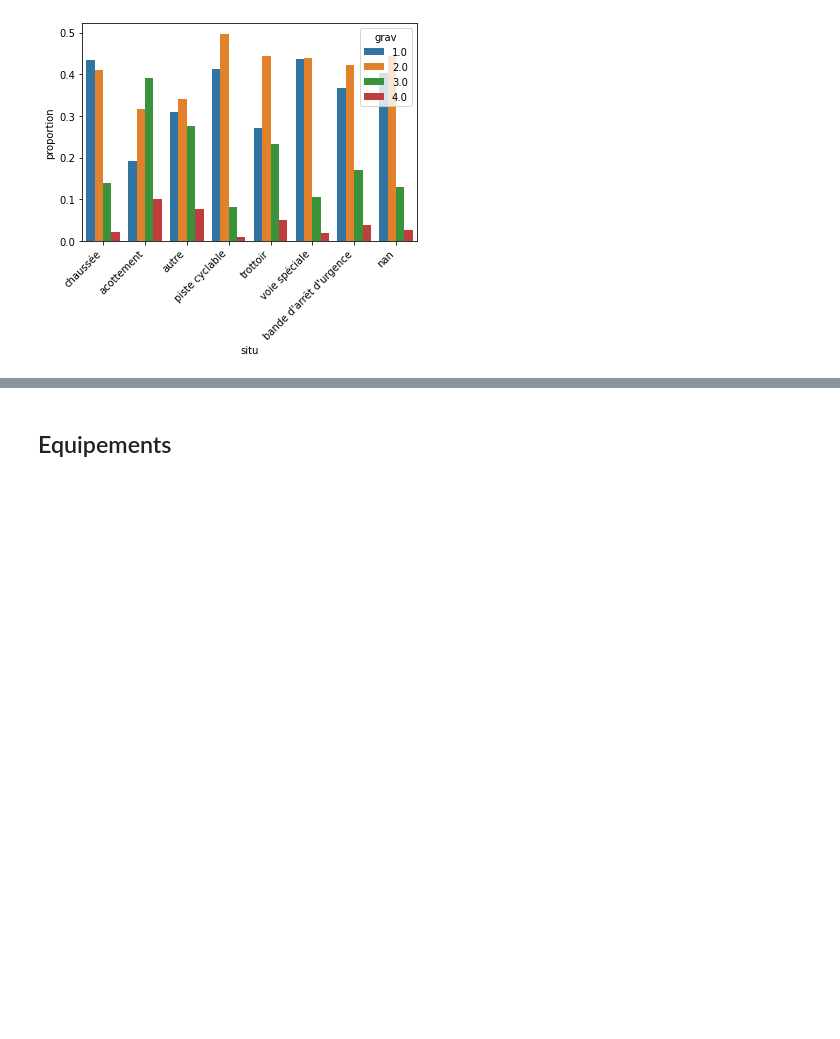
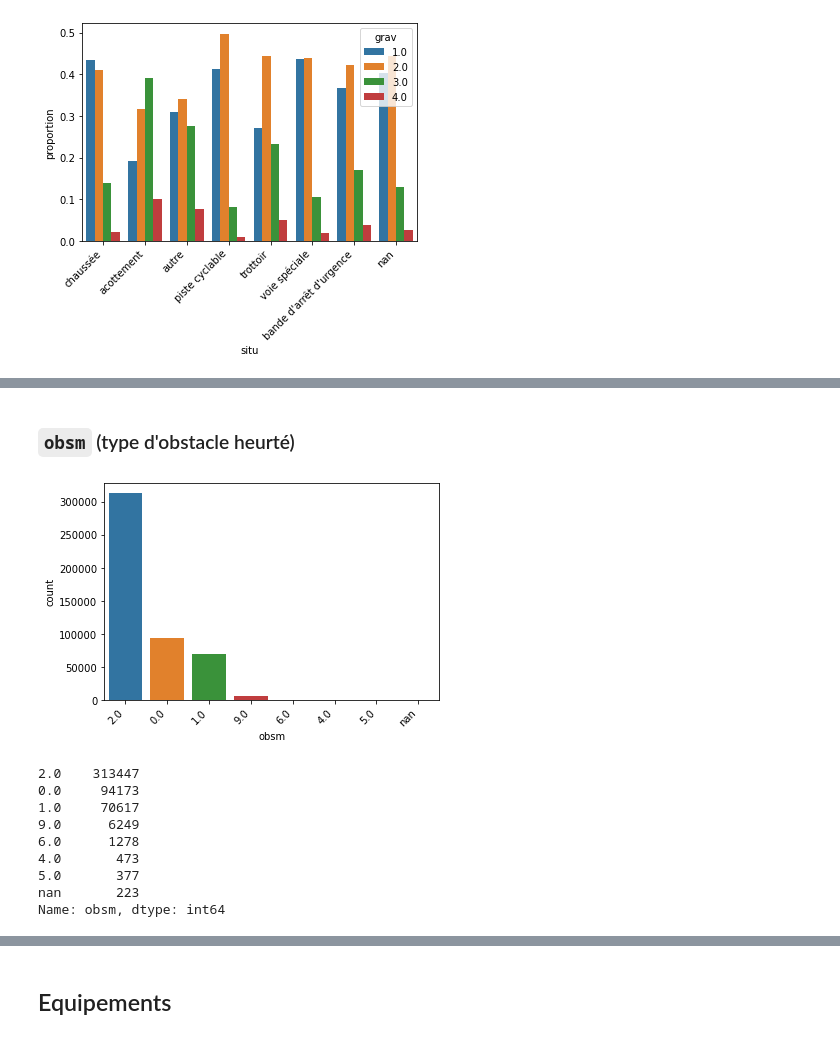
Before and after one commit to antoine-palazz/Projet_Python_ENSAE_2A, a Jupyter notebook: scripts/eda.ipynb, the cells around one changed output, grey strips where cells are left out. Saved outputs shown, nothing was run; the diff lists cells and outputs as text; code cells hidden in the pictures; blank space fills up the shorter version.

```diff
--- a/scripts/eda.ipynb
+++ b/scripts/eda.ipynb
@@ -587,0 +626,21 @@ plt.show()
+# %% [markdown]
+### `obsm` (type d'obstacle heurté)
+# %%
+var = "obsm"
+df_fill_na = df_merged.copy()
+df_fill_na[var].fillna("nan", inplace=True)
+sns.countplot(data=df_fill_na, x=var, order=df_fill_na[var].value_counts().index)
+plt.xticks(rotation=45, ha='right')
+plt.show()
+df_fill_na[var].value_counts()
+# %% [output]
+[figure, added]
+2.0    313447
+0.0     94173
+1.0     70617
+9.0      6249
+6.0      1278
+4.0       473
+5.0       377
+nan       223
+Name: obsm, dtype: int64
```
Also changed, not shown: parts of 18 cells of this notebook, 1 other file.
